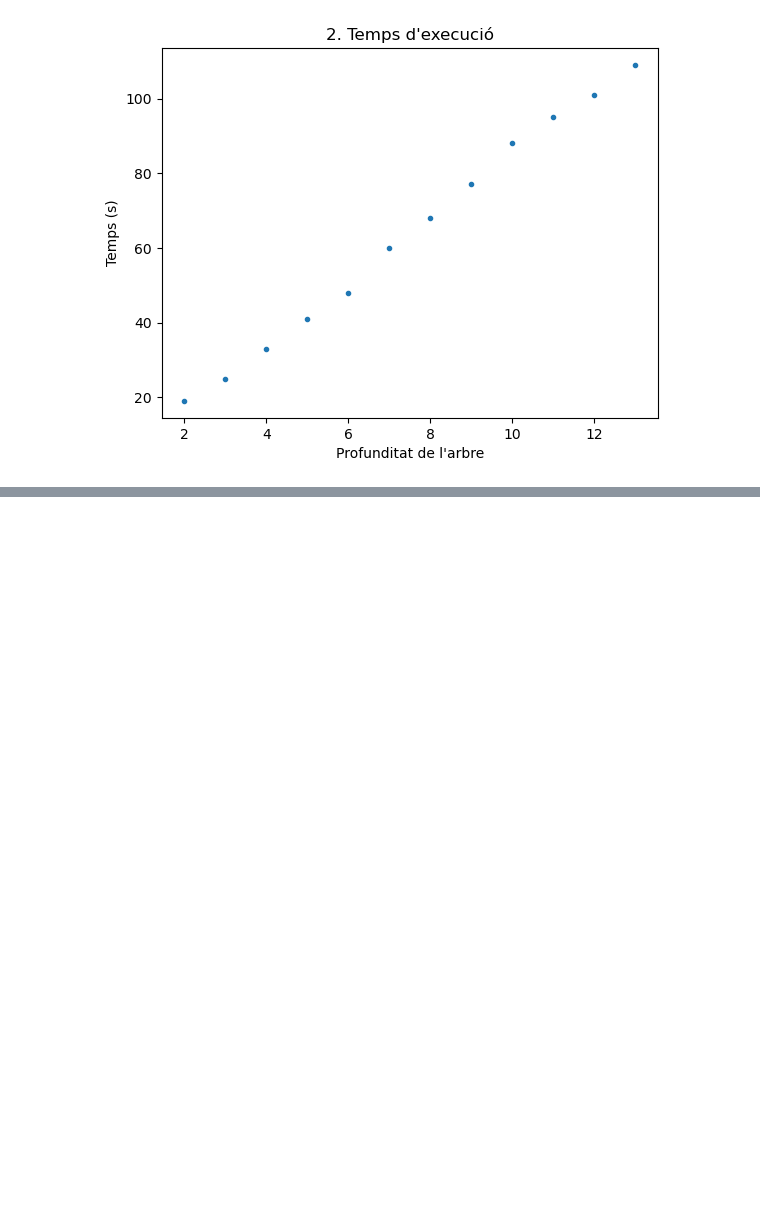
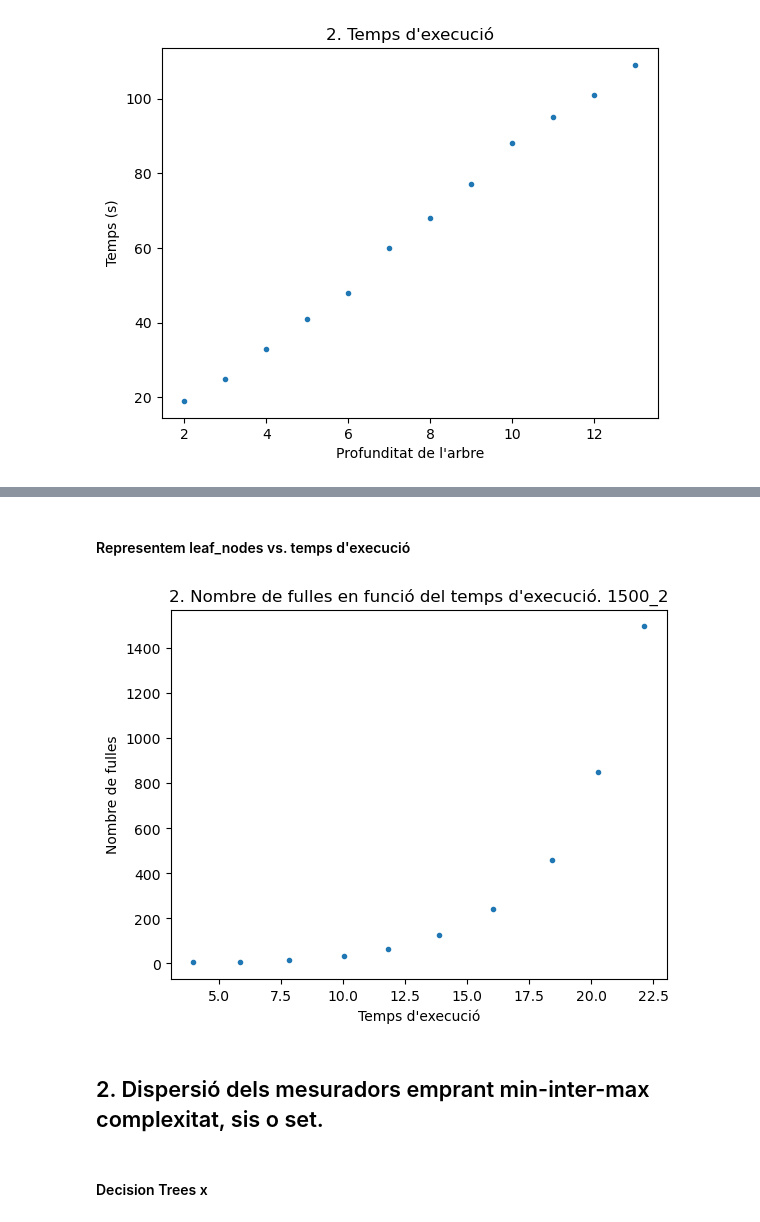
Before and after one commit to AlexPG1/TFG_MLenHEP, a Jupyter notebook: PrimeraSessió.ipynb, the cells around one changed output, grey strips where cells are left out. Drawn from its saved outputs; the diff is of its cells as text; code cells hidden in the pictures; blank space fills up the shorter version.

```diff
--- a/PrimeraSessió.ipynb
+++ b/PrimeraSessió.ipynb
@@ -2184,0 +2312,17 @@ plt.show()
+# %% [markdown]
+#### Representem leaf_nodes vs. temps d'execució
+# %%
+fig, ax = plt.subplots()
+dadesinit = str(massa) + "_" + label
+ax.scatter(temps, leafnodes, marker='.')
+ax.set_xlabel("Temps d'execució")
+ax.set_ylabel('Nombre de fulles')
+ax.set_title("2. Nombre de fulles en funció del temps d'execució. " + dadesinit)
+plt.savefig("D:/OneDrive/Universitat/5. Quint/TFG/RstudioPython/Figures/nleaves.png")
+plt.show()
+# %% [output]
+[figure, added]
+# %% [markdown]
+## 2. Dispersió dels mesuradors emprant min-inter-max complexitat, sis o set.
+# %% [markdown]
+#### Decision Trees x
```
Also changed, not shown: parts of 24 cells of this notebook, 1 other file.
